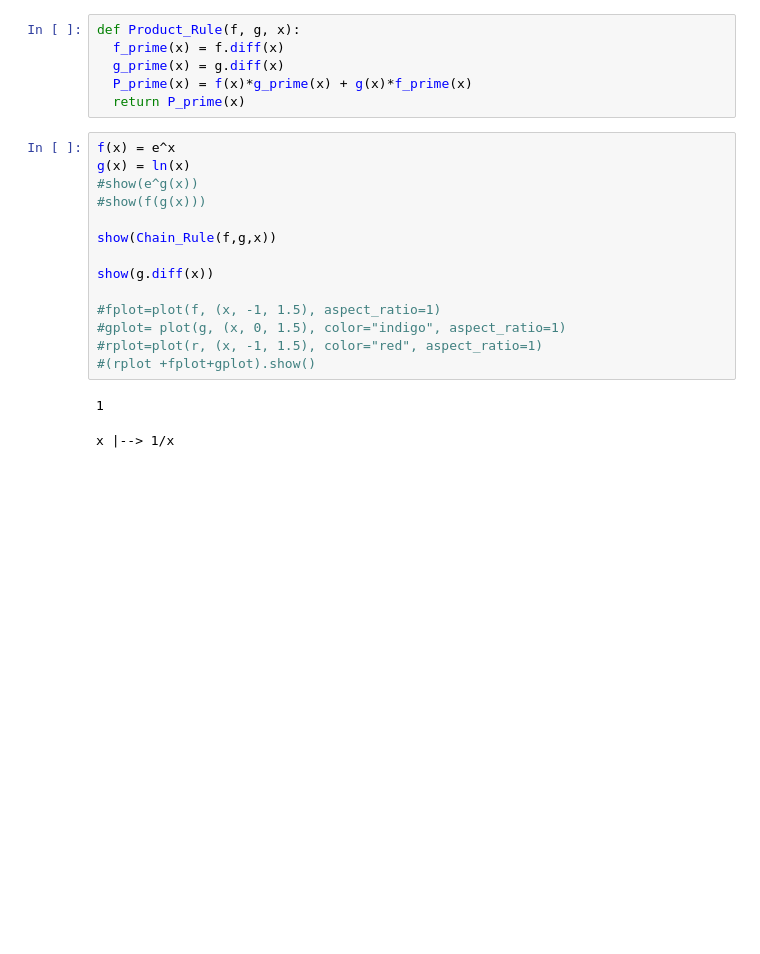
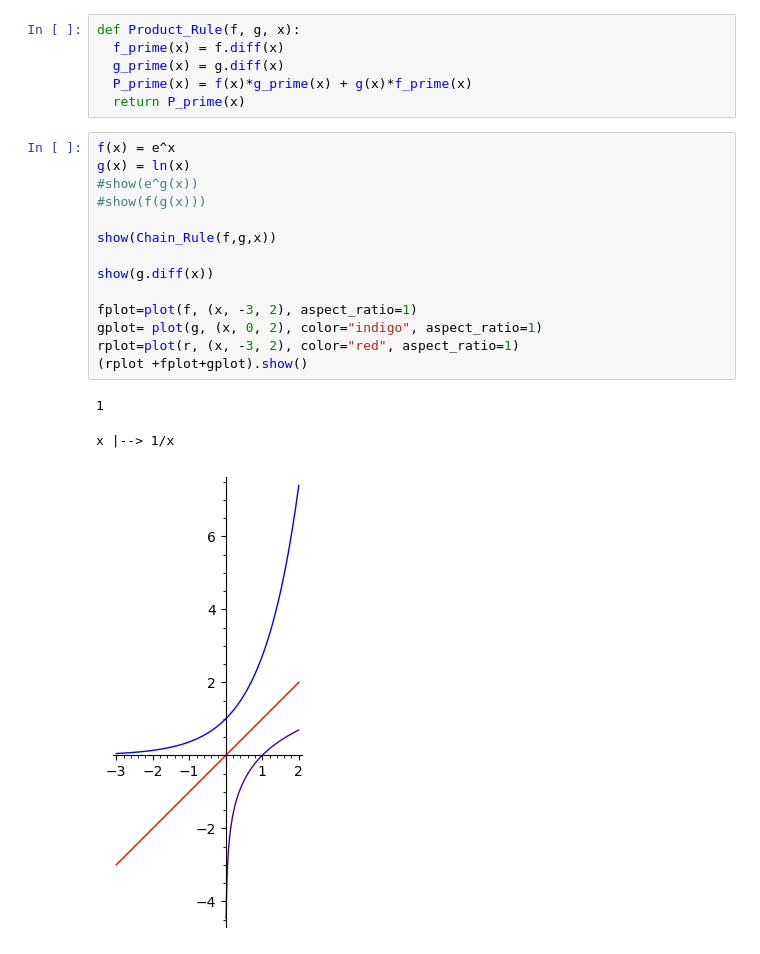
Before and after one commit to john-washington/sage, a Jupyter notebook: Calculus_chapter2.6.ipynb, the cells around one changed output. Cells and saved outputs as stored; diff of their text form; blank space fills up the shorter version.

```diff
--- a/Calculus_chapter2.6.ipynb
+++ b/Calculus_chapter2.6.ipynb
@@ -75,20 +75,21 @@ def Product_Rule(f, g, x):
 # %%
 f(x) = e^x
 g(x) = ln(x)
 #show(e^g(x))
 #show(f(g(x)))
 
 show(Chain_Rule(f,g,x))
 
 show(g.diff(x))
 
-#fplot=plot(f, (x, -1, 1.5), aspect_ratio=1)
-#gplot= plot(g, (x, 0, 1.5), color="indigo", aspect_ratio=1)
-#rplot=plot(r, (x, -1, 1.5), color="red", aspect_ratio=1)
-#(rplot +fplot+gplot).show()
+fplot=plot(f, (x, -3, 2), aspect_ratio=1)
+gplot= plot(g, (x, 0, 2), color="indigo", aspect_ratio=1)
+rplot=plot(r, (x, -3, 2), color="red", aspect_ratio=1)
+(rplot +fplot+gplot).show()
 # %% [output]
 1
 x |--> 1/x
+[figure, added]
 # %% [markdown]
 "exponential function $y=f(x)=e^x$ has an inverse function, which is the natural logarithm, $x=f^{-1}(y) =ln(y)$.
 
```
Also changed, not shown: parts of 23 cells of this notebook, 1 other file.
